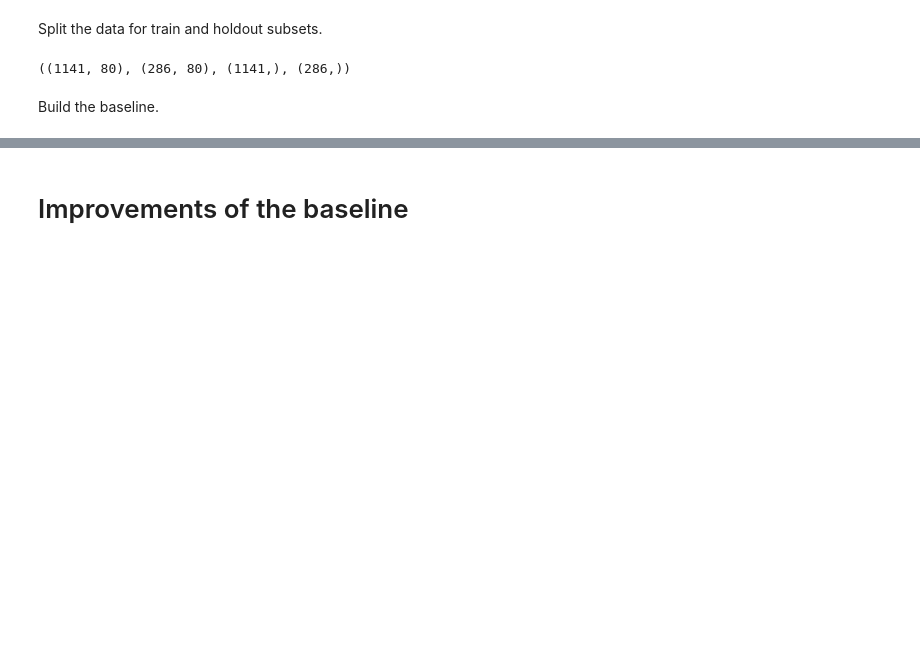
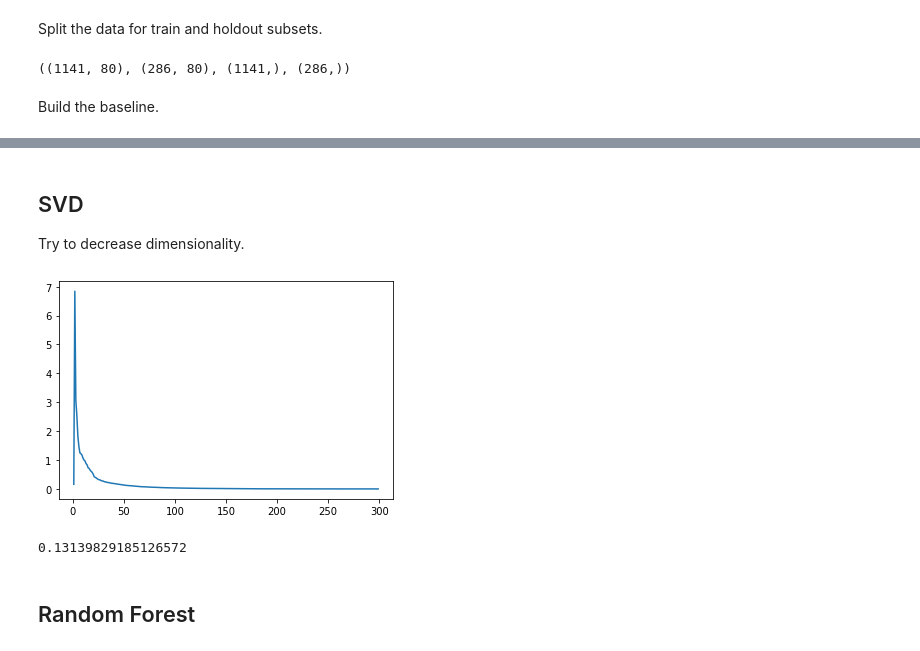
Before and after one commit to ignatl/housing_prices_competition, a Jupyter notebook: house_pricing_competition.ipynb, the cells around one changed output, grey strips where cells are left out. Drawn from its saved outputs; the diff is of its cells as text; code cells hidden in the pictures; blank space fills up the shorter version.

```diff
--- a/house_pricing_competition.ipynb
+++ b/house_pricing_competition.ipynb
@@ -99,7 +104,8 @@ class BsmtFinPerGenerator(BaseEstimator, TransformerMixin):
     def transform(self, X, y=None):
         return pd.DataFrame({'BsmtFinPer': 1 - X['BsmtUnfSF'] / X['TotalBsmtSF']}).fillna(0)
 # %%
-bsmt_generator = Pipeline([('generate', BsmtFinPerGenerator())])
+bsmt_generator = Pipeline([('generate', BsmtFinPerGenerator()),
+                           ('scaler', StandardScaler())])
 # %% [markdown]
 Build final data transformation pipeline.
 # %%
@@ -134,10 +140,17 @@ X_train.shape, X_holdout.shape, y_train.shape, y_holdout.shape
 ((1141, 80), (286, 80), (1141,), (286,))
 # %% [markdown]
 Build the baseline.
+# %%
+class SGDRegressorPositive(SGDRegressor):
+
+    def predict(self, X, **predict_params):
+        pred = super().predict(X, **predict_params)
+        pred[pred < 0] = 0
+        return pred
 # %%
-model = SGDRegressor()
+estimator = SGDRegressorPositive()
 baseline = Pipeline([('preprocessing', preprocessor),
-                     ('model', model)])
+                     ('estimator', estimator)])
 # %%
 baseline.fit(X_train, y_train)
 baseline_predictions = baseline.predict(X_holdout)
@@ -147,4 +160,13 @@ np.sqrt(mean_squared_log_error(y_holdout, baseline_predictions))
 # %%
+baseline.fit(X, y)
 save_submission(df_test, baseline.predict(df_test))
-# %% [markdown]
-# Improvements of the baseline
+# %% [markdown]
+## SVD
+Try to decrease dimensionality.
+# %%
+svd = TruncatedSVD(n_components=299)
+svd.fit(preprocessor.transform(X))
+plt.plot(np.linspace(1, 299, 299), svd.explained_variance_)
+plt.show()
+# %% [output]
+[figure, added]
@@ -150,0 +177,6 @@ save_submission(df_test, baseline.predict(df_test))
+# %%
+svd_model.fit(X_train, y_train)
+svd_pred = svd_model.predict(X_holdout)
+np.sqrt(mean_squared_log_error(y_holdout, svd_pred))
+# %% [output]
+0.13139829185126572
@@ -150,0 +186,2 @@ save_submission(df_test, baseline.predict(df_test))
+# %% [markdown]
+## Random Forest
```
Also changed, not shown: parts of 34 cells of this notebook.
